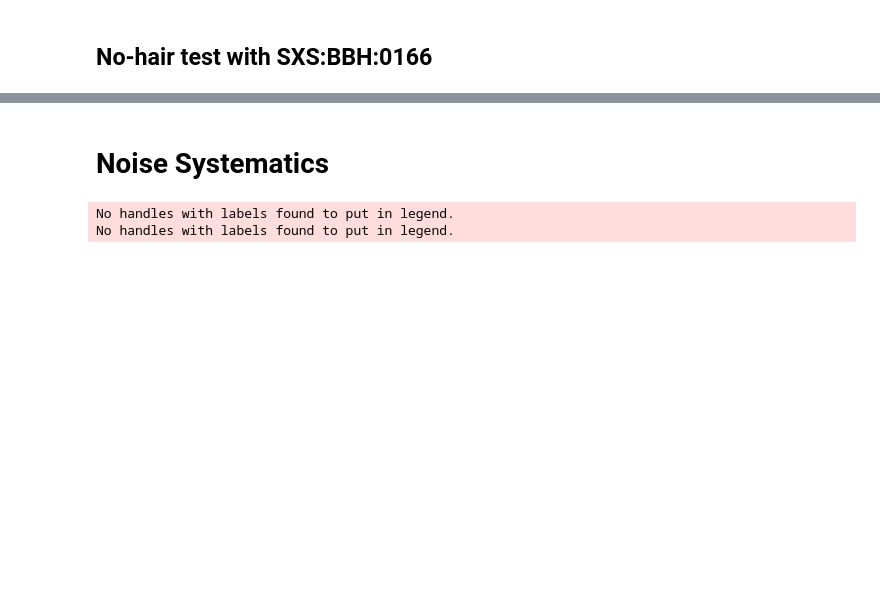
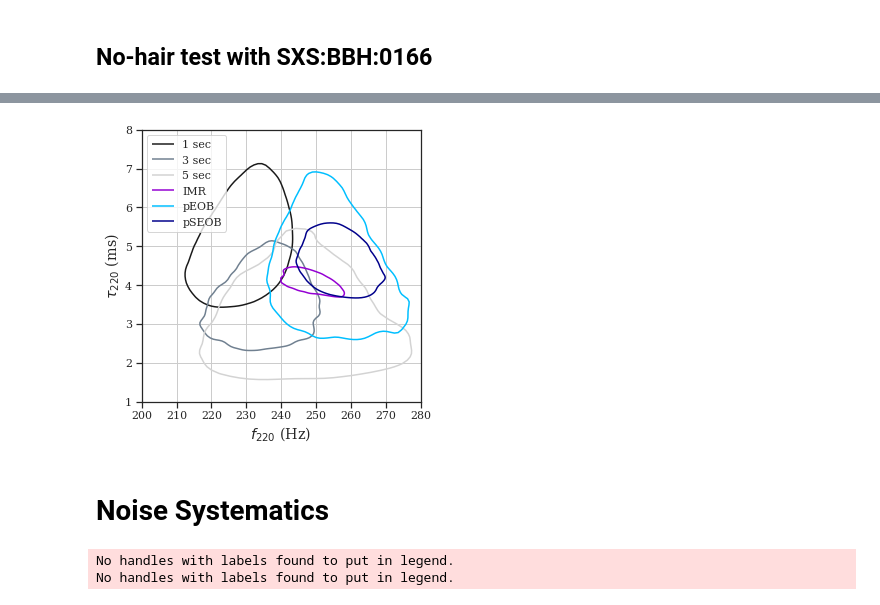
Before and after one commit to abhirup-ghosh/spinqnm, a Jupyter notebook: notebooks/paper_plots.ipynb, the cells around one changed output, grey strips where cells are left out. Saved outputs shown, nothing was run; the diff lists cells and outputs as text; code cells hidden in the pictures; blank space fills up the shorter version.

```diff
--- a/notebooks/paper_plots.ipynb
+++ b/notebooks/paper_plots.ipynb
@@ -396,0 +491,13 @@ GW170729
+# %%
+run_list = ['1sec', '3sec', '5sec', 'IMR', 'pEOB', 'pSEOB']
+label_list = ['1 sec', '3 sec', '5 sec', 'IMR', 'pEOB', 'pSEOB']
+loc_list = ['../data/GW150914/QNM_1ms.dat', '../data/GW150914/QNM_3ms.dat', \
+            '../data/GW150914/QNM_5ms.dat', '../data/GW150914/QNM_IMR.dat', \
+            '../data/GW150914/pEOB.dat', '../data/GW150914/pSEOB.dat']
+
+data_GW150914 = {}
+
+for (run, loc) in zip(run_list, loc_list):
+    data_GW150914[run] = np.loadtxt(loc)
+
+print(data_GW150914)
@@ -397,3 +522,37 @@ GW170729
+# %%
+color_list = ['k', 'slategrey', 'lightgrey', 'darkviolet', 'deepskyblue', 'darkblue']
+
+fig = plt.figure(figsize=(5,5))
+ax1 = fig.add_subplot(111)
+
+for (idx, run) in enumerate(run_list):
+
+
+    freq_modGR, tau_modGR = data_GW150914[run][:,0], data_GW150914[run][:,1]
+    # construct 2D histogram in omega220GR,tau220GR
+    P_xy, P_x, P_y, x_intp, y_intp, s1, s2 = P_xy_2dhist(freq_modGR, tau_modGR, N_bins=100)
+
+    dx = np.mean(np.diff(x_intp))
+    dy = np.mean(np.diff(y_intp))
+    P_xy /= np.sum(P_xy) * dx * dy # normalise histogram
+
+    CS = ax1.contour(x_intp, y_intp, gf(P_xy), levels=(s2,), colors=color_list[idx], labels=run)
+    CS.collections[0].set_label(label_list[idx])
+
+
+
+ax1.legend(loc='upper left')
+ax1.set_xlim([200, 280])
+ax1.set_ylim([1, 8])
+
+ax1.set_xlabel("$f_{220}$ (Hz)", fontsize='large')
+ax1.set_ylabel(r"$\tau_{220}$ (ms)", fontsize='large')
+
+ax1.grid()
+plt.savefig('../papers/intro_paper/figures/GW150914.png', dpi=300)
+plt.savefig('../papers/intro_paper/figures/GW150914.pdf', dpi=300)
+# %% [output]
+[figure, added]
 # %% [markdown]
 # Noise Systematics
 # %%
```
Also changed, not shown: parts of 15 cells of this notebook, 10 other files.
